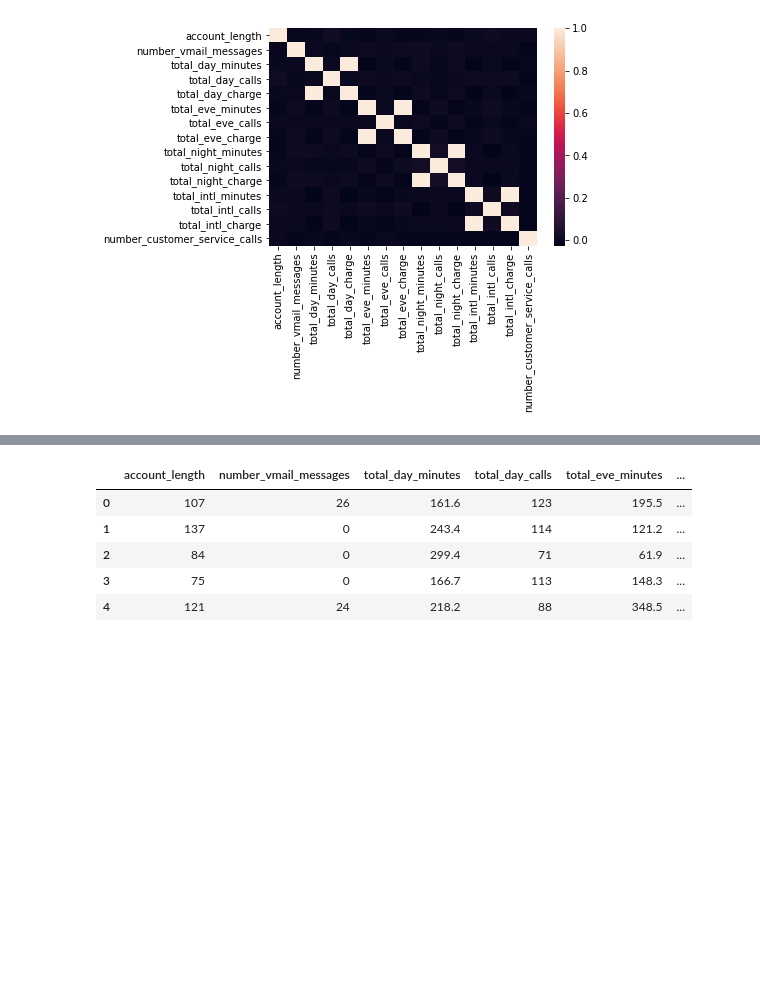
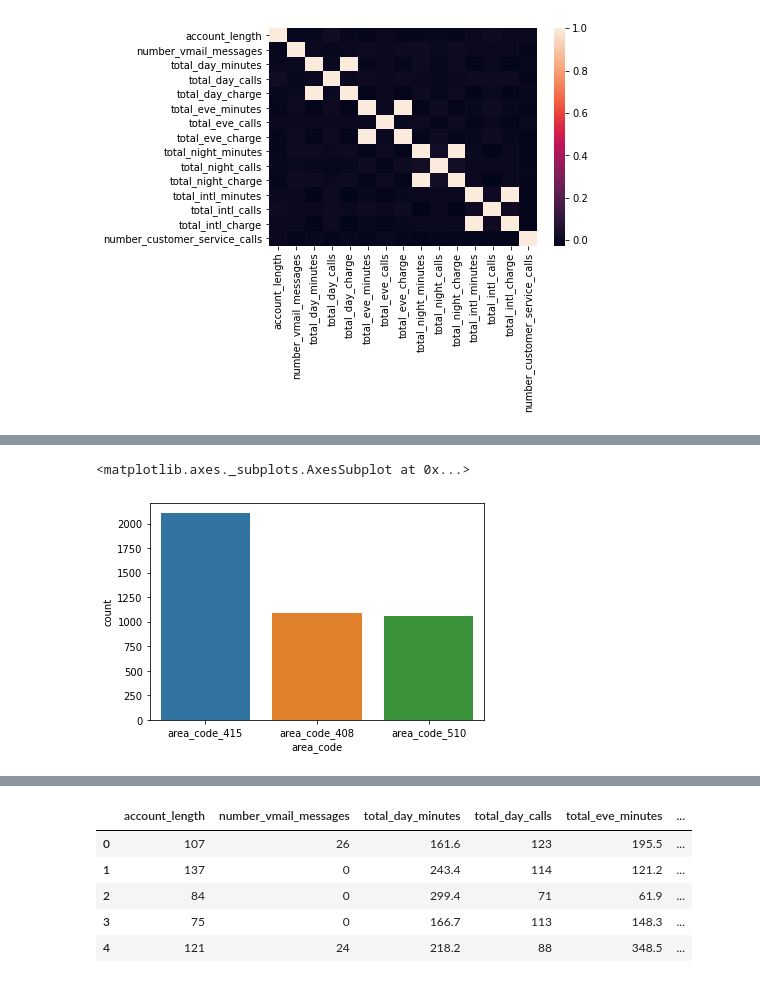
Before and after one commit to shreyansh273/Cusotomer-churn-prediction, a Jupyter notebook: Customer_churn_prediction.ipynb, the cells around one changed output, grey strips where cells are left out. Drawn from its saved outputs; the diff is of its cells as text; code cells hidden in the pictures; blank space fills up the shorter version.

```diff
--- a/Customer_churn_prediction.ipynb
+++ b/Customer_churn_prediction.ipynb
@@ -165,0 +176,5 @@ train.drop(['total_day_charge','total_eve_charge','total_night_charge','total_in
+# %%
+sns.countplot(data = train, x='area_code')
+# %% [output]
+<matplotlib.axes._subplots.AxesSubplot at 0x...>
+[figure, added]
```
Also changed, not shown: parts of 11 cells of this notebook.
